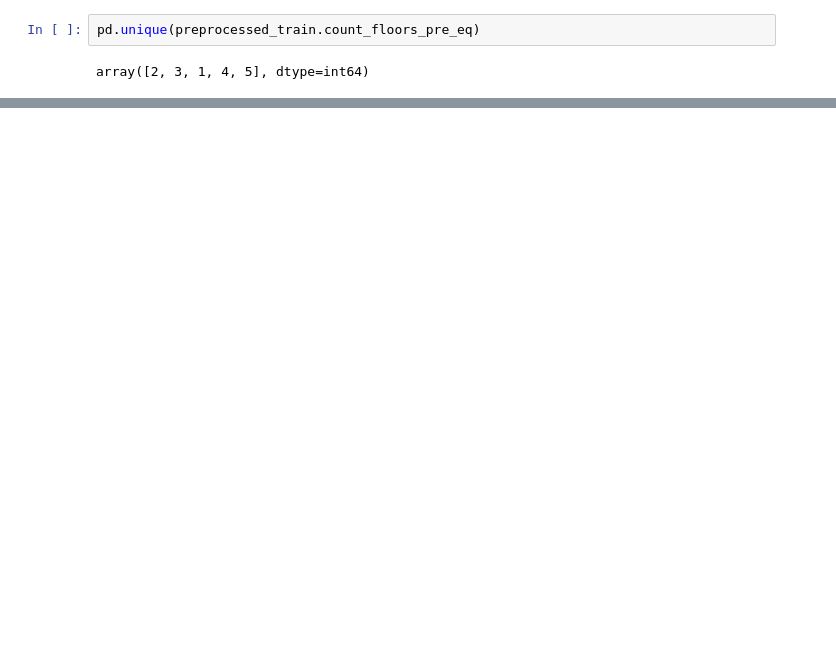
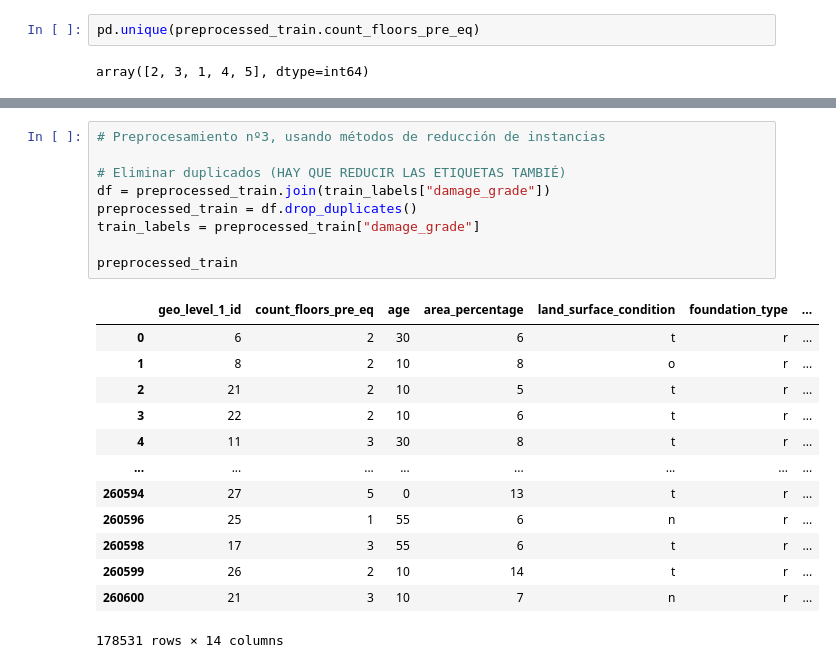
Before and after one commit to IgnacioVellido/DS-Assignments, a Jupyter notebook: MD-PC/Proyecto/preprocess.ipynb, the cells around one changed output, grey strips where cells are left out. Saved outputs shown, nothing was run; the diff lists cells and outputs as text; blank space fills up the shorter version.

```diff
--- a/MD-PC/Proyecto/preprocess.ipynb
+++ b/MD-PC/Proyecto/preprocess.ipynb
@@ -247,0 +280,23 @@ array([2, 3, 1, 4, 5], dtype=int64)
+# %%
+# Preprocesamiento nº3, usando métodos de reducción de instancias
+
+# Eliminar duplicados (HAY QUE REDUCIR LAS ETIQUETAS TAMBIÉ)
+df = preprocessed_train.join(train_labels["damage_grade"])
+preprocessed_train = df.drop_duplicates()
+train_labels = preprocessed_train["damage_grade"]
+
+preprocessed_train
+# %% [output]
+|  | geo_level_1_id | count_floors_pre_eq | age | area_percentage | land_surface_condition | foundation_type | ... |
+| 0 | 6 | 2 | 30 | 6 | t | r | ... |
+| 1 | 8 | 2 | 10 | 8 | o | r | ... |
+| 2 | 21 | 2 | 10 | 5 | t | r | ... |
+| 3 | 22 | 2 | 10 | 6 | t | r | ... |
+| 4 | 11 | 3 | 30 | 8 | t | r | ... |
+| ... | ... | ... | ... | ... | ... | ... | ... |
+| 260594 | 27 | 5 | 0 | 13 | t | r | ... |
+| 260596 | 25 | 1 | 55 | 6 | n | r | ... |
+| 260598 | 17 | 3 | 55 | 6 | t | r | ... |
+| 260599 | 26 | 2 | 10 | 14 | t | r | ... |
+| 260600 | 21 | 3 | 10 | 7 | n | r | ... |
+178531 rows × 14 columns
```
Also changed, not shown: parts of 8 cells of this notebook, 1 other file.
